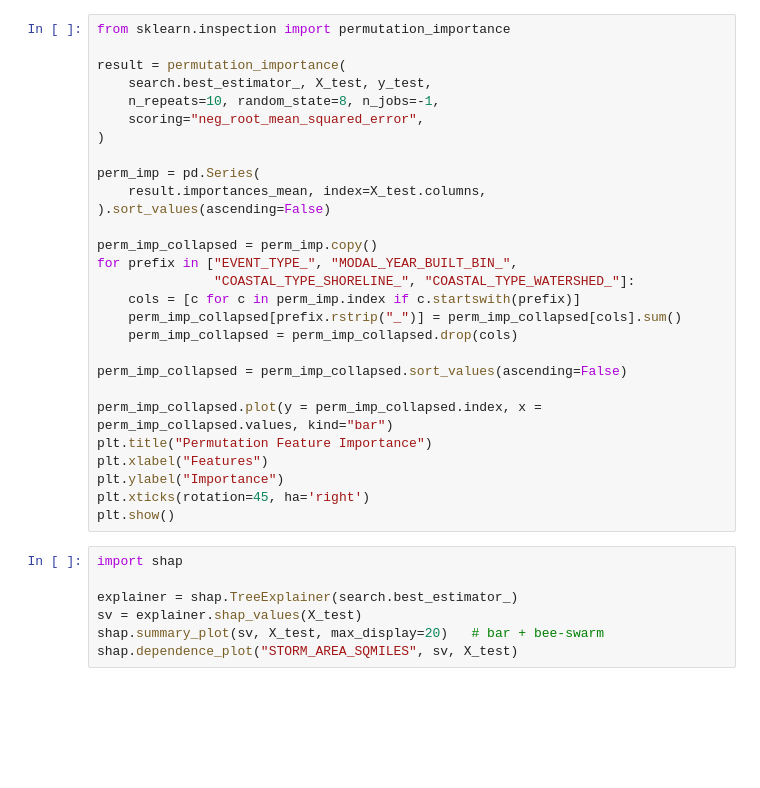
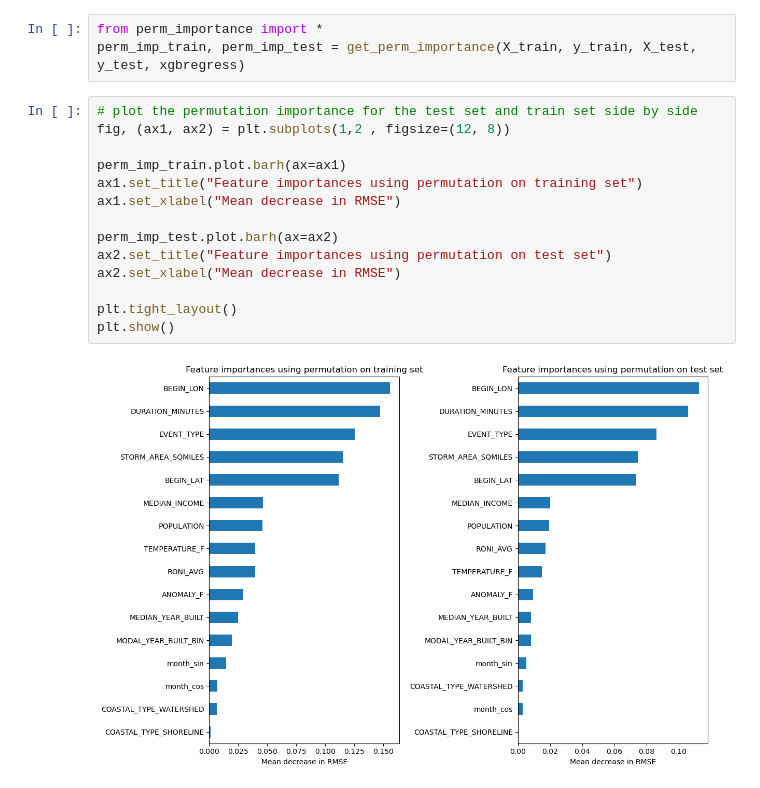
Before and after one commit to jasonrmay/Storm-Damage-Analsis---Storm-Level, a Jupyter notebook: storm_dmg_regress/demo.ipynb, the cells around one changed output. Cells and saved outputs as stored; diff of their text form; blank space fills up the shorter version.

```diff
--- a/storm_dmg_regress/demo.ipynb
+++ b/storm_dmg_regress/demo.ipynb
@@ -69,35 +140,19 @@ plt.show()
-# %%
-from sklearn.inspection import permutation_importance
-
-result = permutation_importance(
-    search.best_estimator_, X_test, y_test,
-    n_repeats=10, random_state=8, n_jobs=-1,
-    scoring="neg_root_mean_squared_error",
-)
-
-perm_imp = pd.Series(
-    result.importances_mean, index=X_test.columns,
-).sort_values(ascending=False)
-
-perm_imp_collapsed = perm_imp.copy()
-for prefix in ["EVENT_TYPE_", "MODAL_YEAR_BUILT_BIN_",
-               "COASTAL_TYPE_SHORELINE_", "COASTAL_TYPE_WATERSHED_"]:
-    cols = [c for c in perm_imp.index if c.startswith(prefix)]
-    perm_imp_collapsed[prefix.rstrip("_")] = perm_imp_collapsed[cols].sum()
-    perm_imp_collapsed = perm_imp_collapsed.drop(cols)
-
-perm_imp_collapsed = perm_imp_collapsed.sort_values(ascending=False)
-
-perm_imp_collapsed.plot(y = perm_imp_collapsed.index, x = perm_imp_collapsed.values, kind="bar")
-plt.title("Permutation Feature Importance")
-plt.xlabel("Features")
-plt.ylabel("Importance")
-plt.xticks(rotation=45, ha='right')
-plt.show()
-# %%
-import shap
-
-explainer = shap.TreeExplainer(search.best_estimator_)
-sv = explainer.shap_values(X_test)
-shap.summary_plot(sv, X_test, max_display=20)   # bar + bee-swarm
-shap.dependence_plot("STORM_AREA_SQMILES", sv, X_test)
+# %%
+from perm_importance import *
+perm_imp_train, perm_imp_test = get_perm_importance(X_train, y_train, X_test, y_test, xgbregress)
+# %%
+# plot the permutation importance for the test set and train set side by side
+fig, (ax1, ax2) = plt.subplots(1,2 , figsize=(12, 8))
+
+perm_imp_train.plot.barh(ax=ax1)
+ax1.set_title("Feature importances using permutation on training set")
+ax1.set_xlabel("Mean decrease in RMSE")
+
+perm_imp_test.plot.barh(ax=ax2)
+ax2.set_title("Feature importances using permutation on test set")
+ax2.set_xlabel("Mean decrease in RMSE")
+
+plt.tight_layout()
+plt.show()
+# %% [output]
+[figure, added]
```
Also changed, not shown: parts of 15 cells of this notebook, 5 other files.
